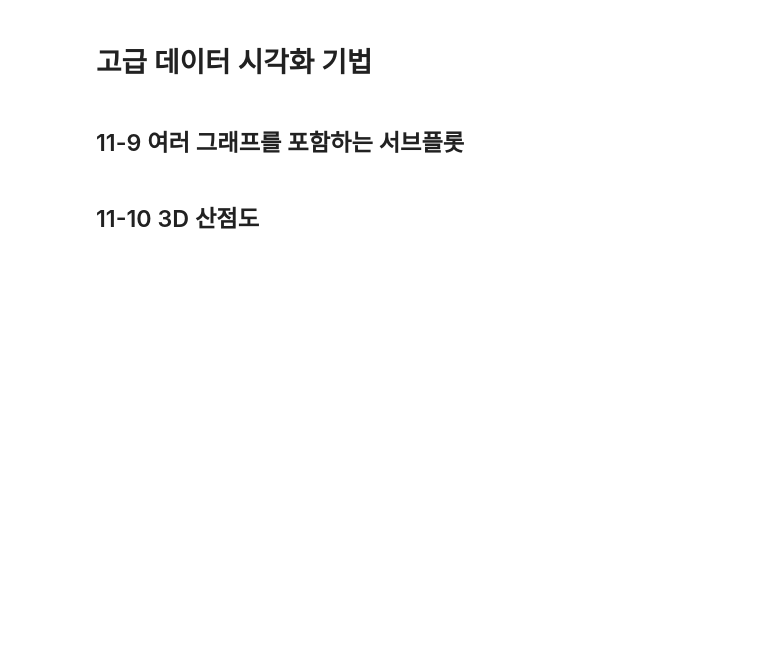
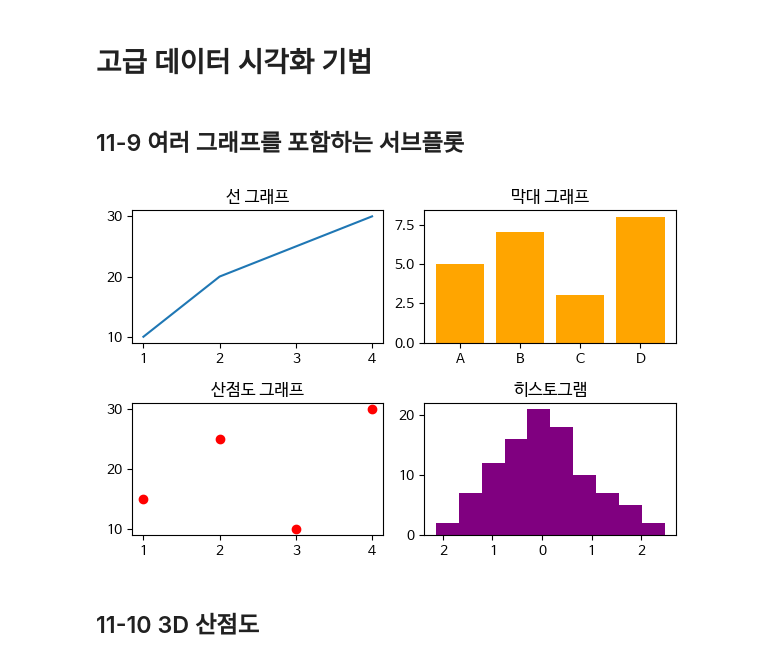
Before and after one commit to Hyunhee97/Data-Analysis-with-Open-Source, a Jupyter notebook: 오픈소스_데이터_분석_11강.ipynb, the cells around one changed output. Drawn from its saved outputs; the diff is of its cells as text; code cells hidden in the pictures; blank space fills up the shorter version.

```diff
--- a/오픈소스_데이터_분석_11강.ipynb
+++ b/오픈소스_데이터_분석_11강.ipynb
@@ -234,30 +243,33 @@ plt.show()
 # %%
 import matplotlib.pyplot as plt
 import numpy as np # numpy 임포트 추가
 
 ## 서브플롯 생성 (2행 2열)
+fig, axes = plt.subplots(2, 2, figsize=(6, 4))
 
 
 ## 첫 번째 서브플롯: 선 그래프
 axes[0, 0].plot([1, 2, 3, 4], [10, 20, 25, 30])
 axes[0, 0].set_title("선 그래프")
 
 ## 두 번째 서브플롯: 막대 그래프
 axes[0, 1].bar(['A', 'B', 'C', 'D'], [5, 7, 3, 8], color='orange')
 axes[0, 1].set_title("막대 그래프")
 
 ## 세 번째 서브플롯: 산점도
 axes[1, 0].scatter([1, 2, 3, 4], [15, 25, 10, 30], color='red')
 axes[1, 0].set_title("산점도 그래프")
 
 ## 네 번째 서브플롯: 히스토그램
 data = np.random.randn(100)
 axes[1, 1].hist(data, bins=10, color='purple')
 axes[1, 1].set_title("히스토그램")
 
 ## 레이아웃 조정 및 그래프 표시
 plt.tight_layout()
 plt.show()
+# %% [output]
+[figure, added]
 # %% [markdown]
 ## 11-10 3D 산점도
 # %%
```
Also changed, not shown: parts of 10 cells of this notebook.
